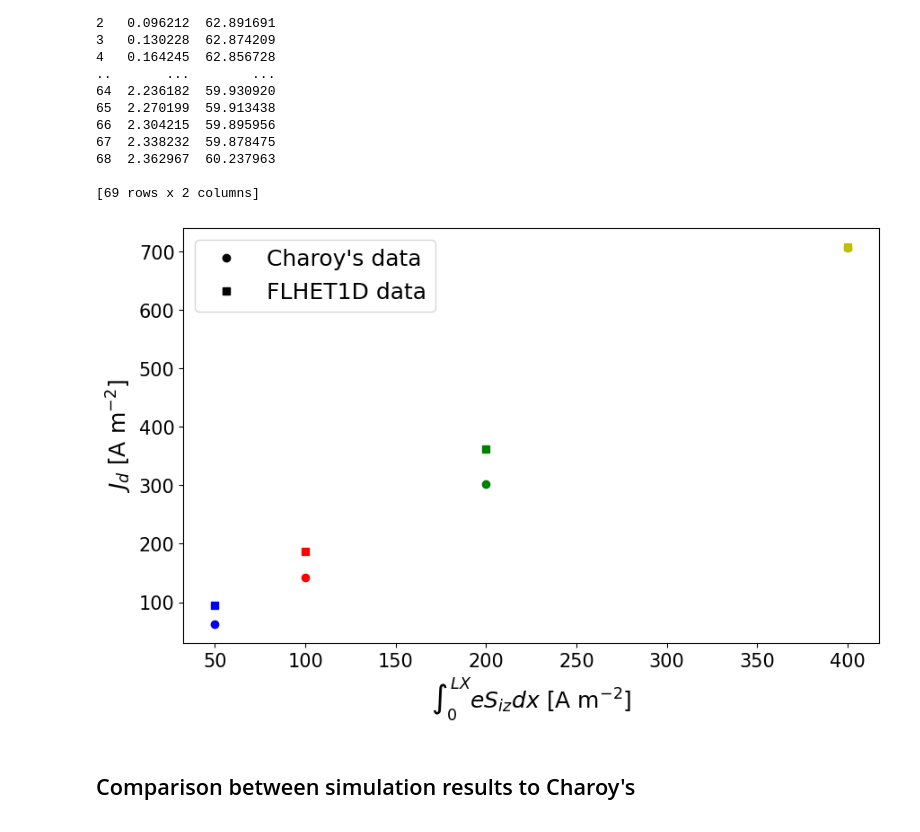
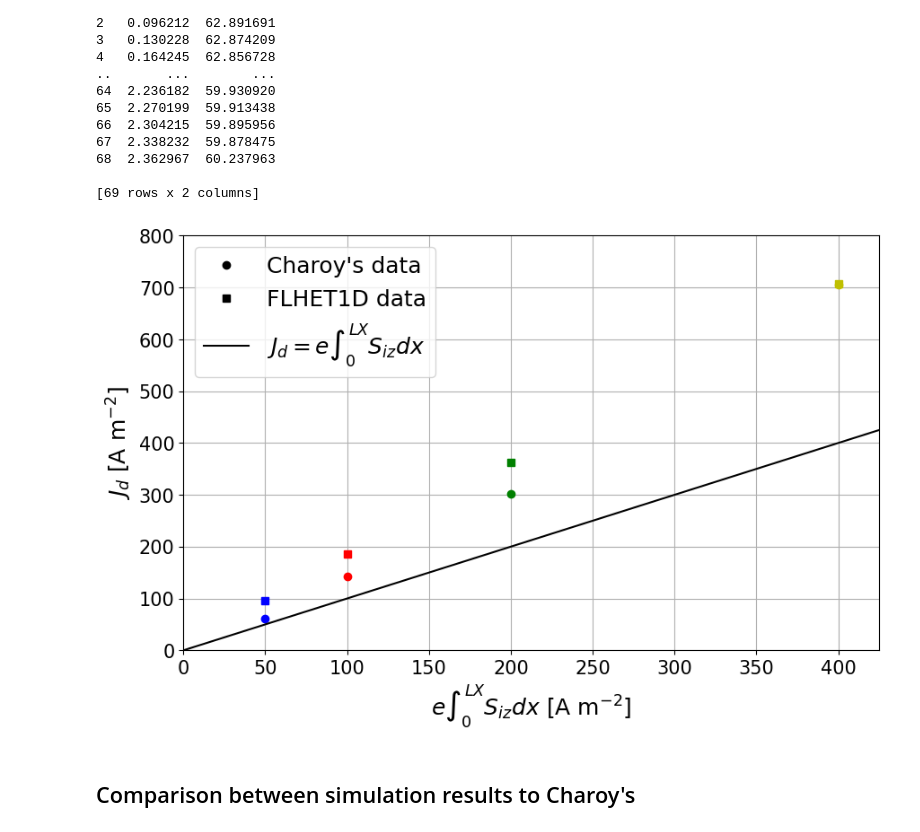
Before and after one commit to federicopetronio/FLHET1D, a Jupyter notebook: Plots_Charoy.ipynb, the cells around one changed output. Drawn from its saved outputs; the diff is of its cells as text; code cells hidden in the pictures.

```diff
--- a/Plots_Charoy.ipynb
+++ b/Plots_Charoy.ipynb
@@ -263,29 +265,35 @@ total_current_fluid      = [95.1, 186.1, 362.5, 707.3]
 [69 rows x 2 columns]
 # %%
 fig     = plt.figure(figsize=(10, 6))
-
 
 plt.plot([ion_current_Charoy[0]], [total_current_charoy[0]], 'bo')
 plt.plot([ion_current_Charoy[1]], [total_current_charoy[1]], 'ro')
 plt.plot([ion_current_Charoy[2]], [total_current_charoy[2]], 'go')
 plt.plot([ion_current_Charoy[3]], [total_current_charoy[3]], 'yo')
 plt.plot([], [], 'ko', label="Charoy's data")
 
 plt.plot([ion_current_Charoy[0]], [total_current_fluid[0]], 'bs')
 plt.plot([ion_current_Charoy[1]], [total_current_fluid[1]], 'rs')
 plt.plot([ion_current_Charoy[2]], [total_current_fluid[2]], 'gs')
 plt.plot([ion_current_Charoy[3]], [total_current_fluid[3]], 'ys')
 plt.plot([], [], 'ks', label="FLHET1D data")
 
+plt.plot([0., 800.], [0., 800.], 'k-', label="$J_d = e\int_0^{LX} S_{iz} dx$")
+
+plt.ylim([0., 800.])
+plt.xlim([0., 425.])
+
+plt.grid()
+
 plt.xticks(fontsize=tickfontsize)
 plt.yticks(fontsize=tickfontsize)
 
-plt.xlabel("$\\int_0^{LX} eS_{iz} dx$ [A m$^{-2}$]", fontsize=axisfontsize)
+plt.xlabel("$e\\int_0^{LX} S_{iz} dx$ [A m$^{-2}$]", fontsize=axisfontsize)
 plt.ylabel("$J_d$ [A m$^{-2}$]", fontsize=axisfontsize)
 plt.legend(fontsize=legendfontsize)
 plt.show()
 # %% [output]
-[figure, old version]
+[figure, new version]
 # %% [markdown]
 ## Comparison between simulation results to Charoy's
 # %%
```
Also changed, not shown: parts of 2 cells of this notebook, 2 other files.
